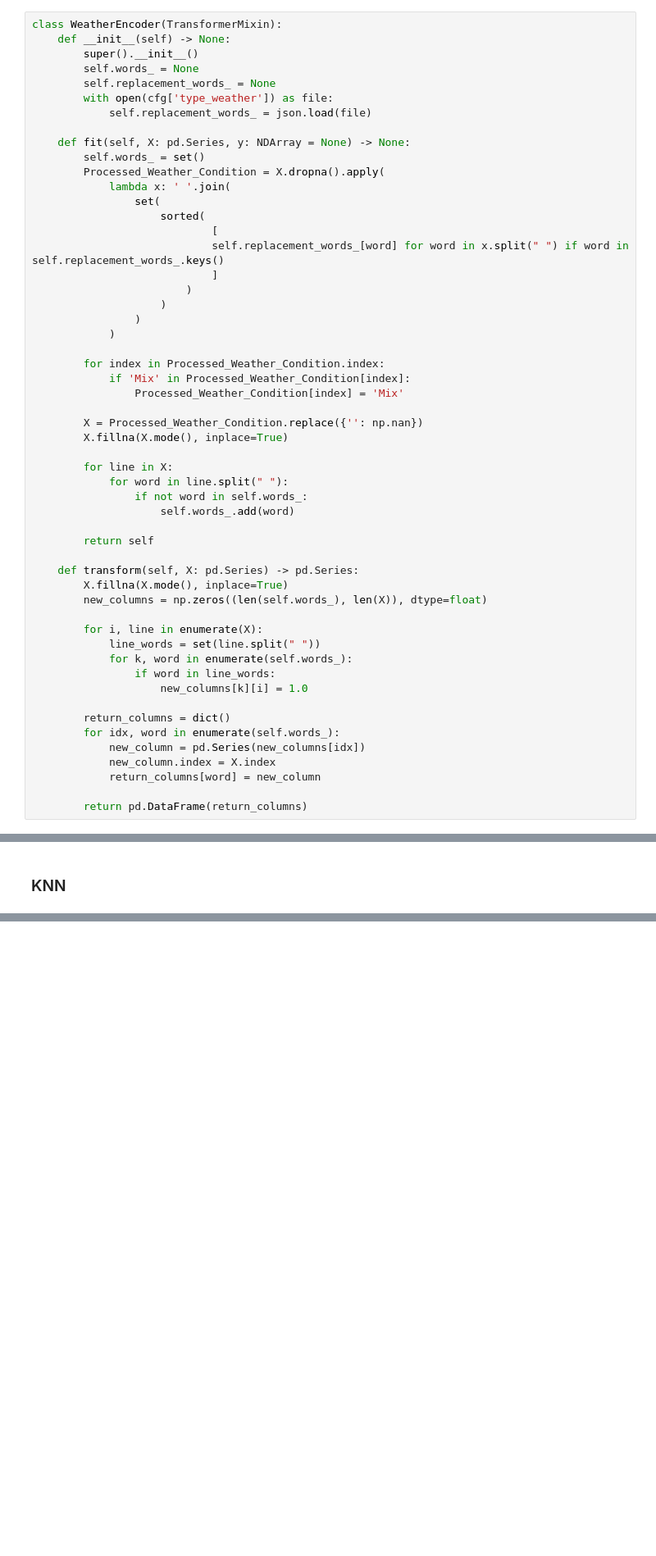
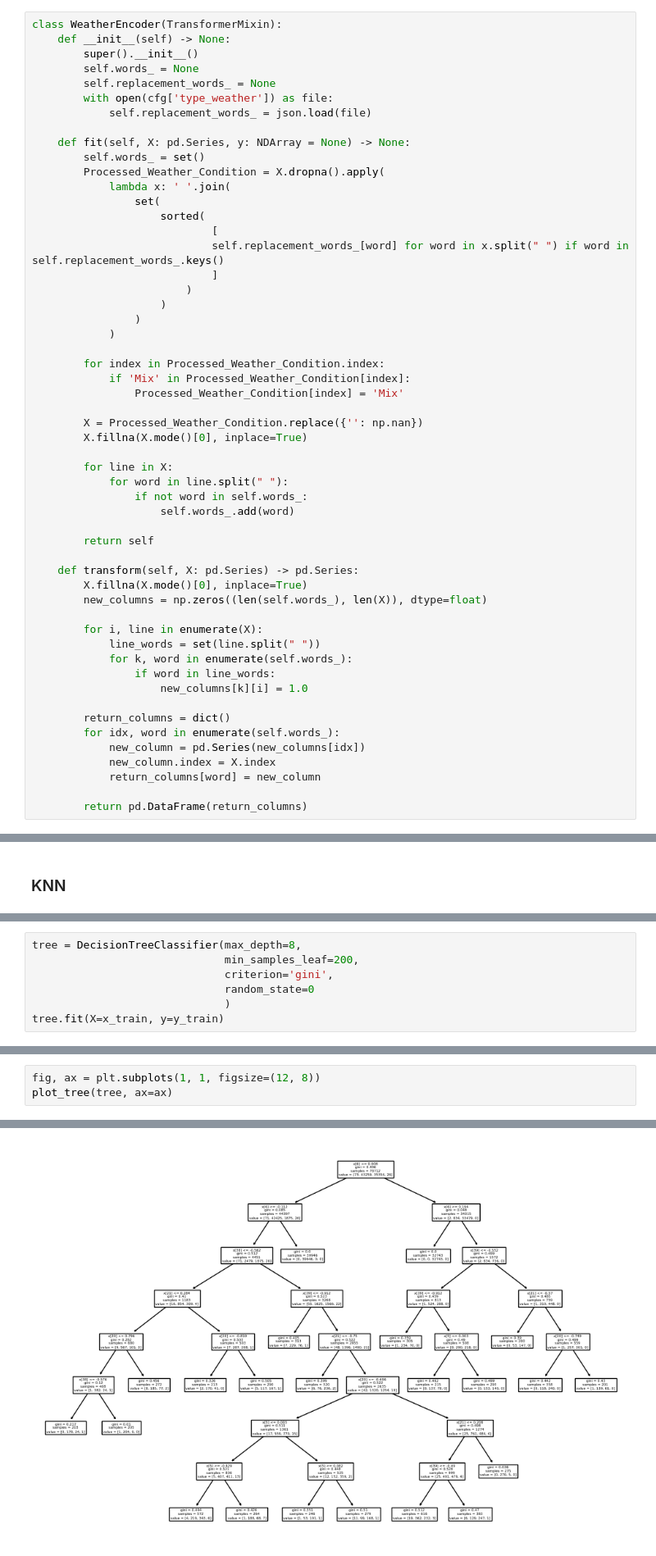
Before and after one commit to ARnoD0rian/classification-of-roads-accidients, a Jupyter notebook: main.ipynb, the cells around one changed output, grey strips where cells are left out. Shown at 82% size. Drawn from its saved outputs; the diff is of its cells as text; blank space fills up the shorter version.

Commit message:
add classifier and test them. The results shows the most effective classifier for our dataset is Dessision Tree or Bagging with Dessision Tree

```diff
--- a/main.ipynb
+++ b/main.ipynb
@@ -825,7 +831,7 @@ class WeatherEncoder(TransformerMixin):
                 Processed_Weather_Condition[index] = 'Mix'
 
         X = Processed_Weather_Condition.replace({'': np.nan})
-        X.fillna(X.mode(), inplace=True)
+        X.fillna(X.mode()[0], inplace=True)
 
         for line in X:
             for word in line.split(" "):
@@ -835,7 +841,7 @@ class WeatherEncoder(TransformerMixin):
         return self
 
     def transform(self, X: pd.Series) -> pd.Series:
-        X.fillna(X.mode(), inplace=True)
+        X.fillna(X.mode()[0], inplace=True)
         new_columns = np.zeros((len(self.words_), len(X)), dtype=float)
 
         for i, line in enumerate(X):
@@ -1022,0 +1045,7 @@ print(
+# %%
+tree = DecisionTreeClassifier(max_depth=8,
+                              min_samples_leaf=200,
+                              criterion='gini',
+                              random_state=0
+                              )
+tree.fit(X=x_train, y=y_train)
@@ -1022,0 +1054,4 @@ print(
+# %%
+fig, ax = plt.subplots(1, 1, figsize=(12, 8))
+plot_tree(tree, ax=ax)
+# %% [output]
@@ -1022,0 +1075 @@ print(
+[figure, added]
```
Also changed, not shown: parts of 33 cells of this notebook, 1 other file.
